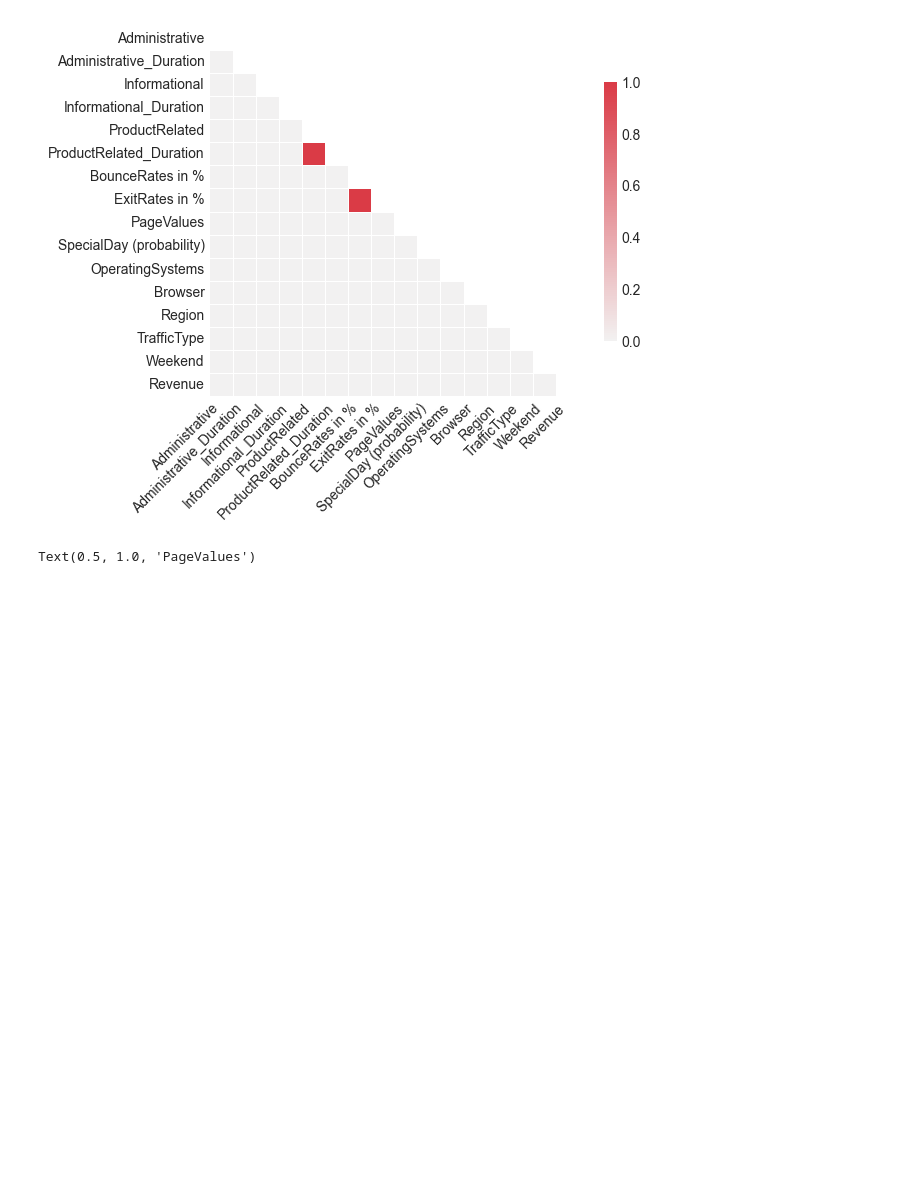
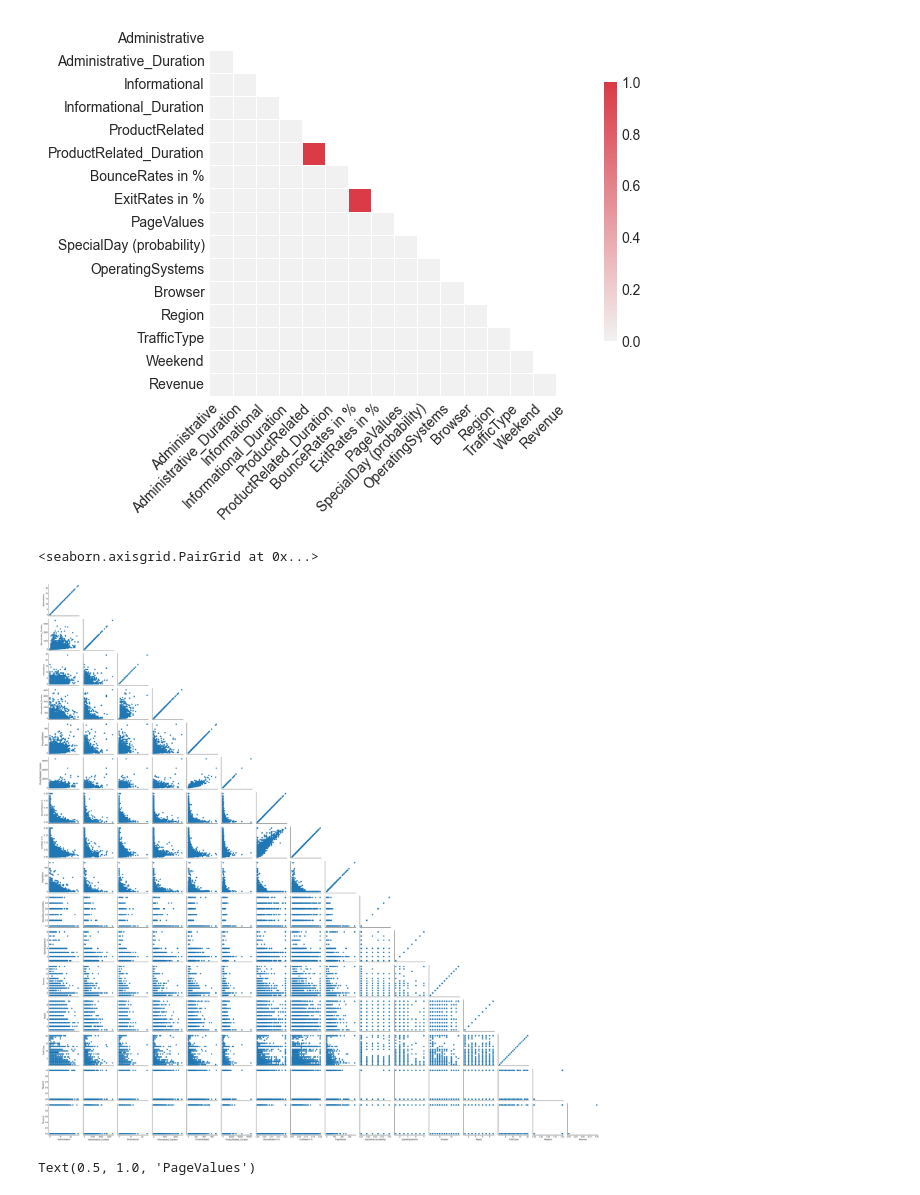
Before and after one commit to Sarvesh-Kesharwani/HouseDataPrediction_kaggle, a Jupyter notebook: Learnbay_Projects/Online_Shoppers _Intentions.ipynb, the cells around one changed output. Drawn from its saved outputs; the diff is of its cells as text; code cells hidden in the pictures; blank space fills up the shorter version.

```diff
--- a/Learnbay_Projects/Online_Shoppers _Intentions.ipynb
+++ b/Learnbay_Projects/Online_Shoppers _Intentions.ipynb
@@ -390,6 +370,25 @@ ax.set_xticklabels(
 [figure]
 # %%
 feature_customer = data.copy()
+# %%
+feature_customer.columns
+import pandas as pd
+data = pd.read_csv('online_shoppers_intention.csv')
+
+# Generate a mask for the upper triangle
+import numpy as np
+mask = np.zeros_like(data, dtype=np.bool)
+# display(data.corr())
+mask[np.triu_indices_from(mask)] = True
+
+
+import seaborn as sns
+import matplotlib.pyplot as plt
+g = sns.PairGrid(data,corner=True)
+g.map(plt.scatter)
+# %% [output]
+<seaborn.axisgrid.PairGrid at 0x...>
+[figure, added]
 # %%
 # display(data)
 plt.figure(figsize = (15, 10))
```
Also changed, not shown: parts of 6 cells of this notebook, 14 other files.
